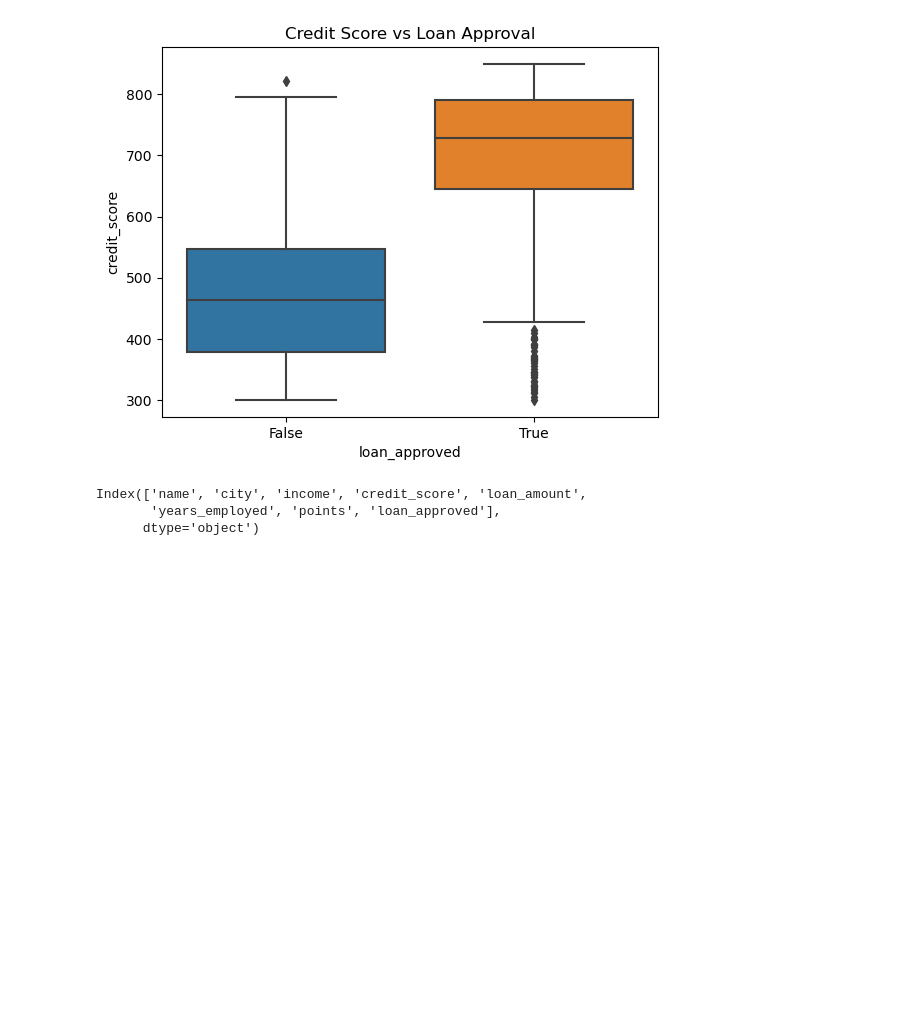
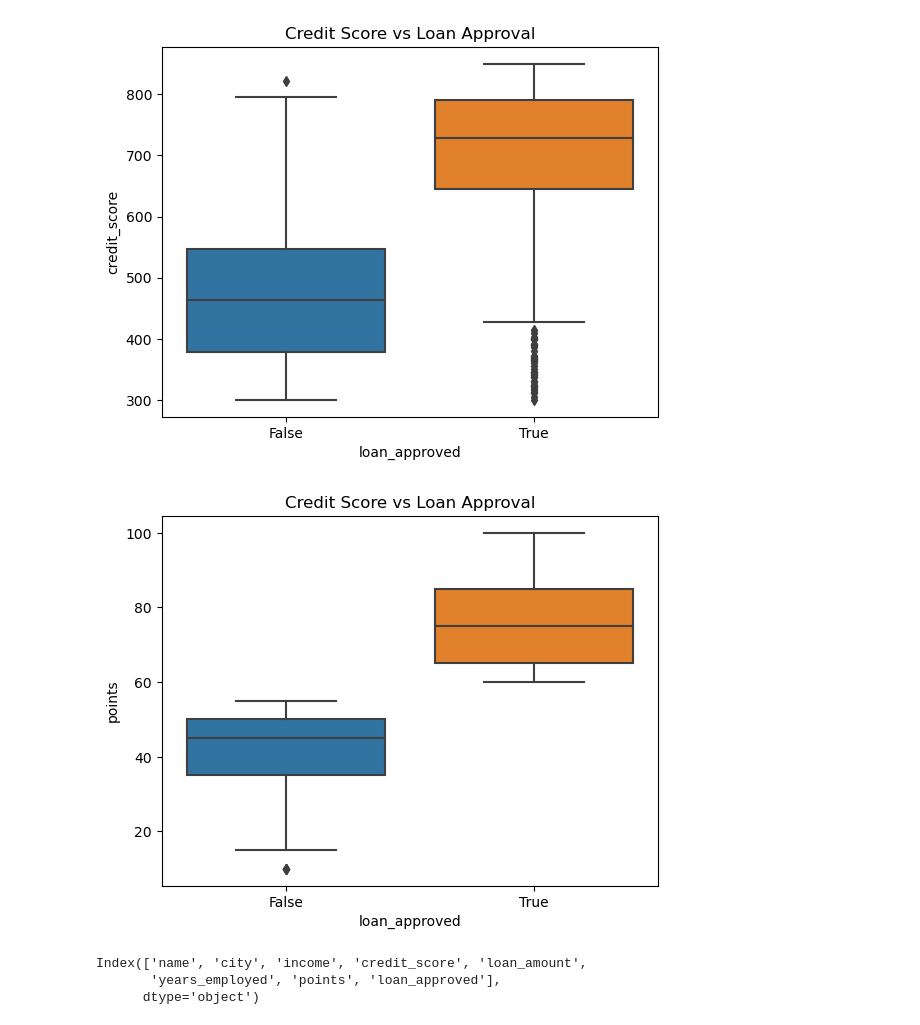
Before and after one commit to Mr-M-K/loan_prediction, a Jupyter notebook: loan_prediction.ipynb, the cells around one changed output. Saved outputs shown, nothing was run; the diff lists cells and outputs as text; code cells hidden in the pictures; blank space fills up the shorter version.

```diff
--- a/loan_prediction.ipynb
+++ b/loan_prediction.ipynb
@@ -106,6 +106,12 @@ plt.title('Credit Score vs Loan Approval')
 plt.show()
 # %% [output]
 [figure]
+# %%
+sns.boxplot(x='loan_approved', y='points', data=df)
+plt.title('Credit Score vs Loan Approval')
+plt.show()
+# %% [output]
+[figure, added]
 # %%
 df.columns
 # %% [output]
```
Also changed, not shown: parts of 1 cell of this notebook, 1 other file.
